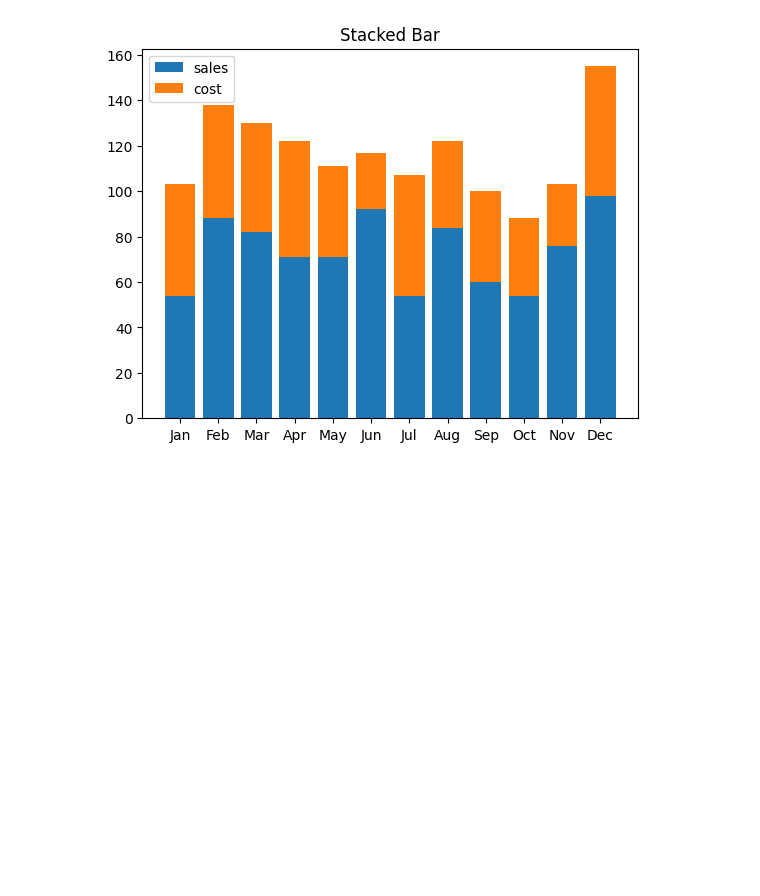
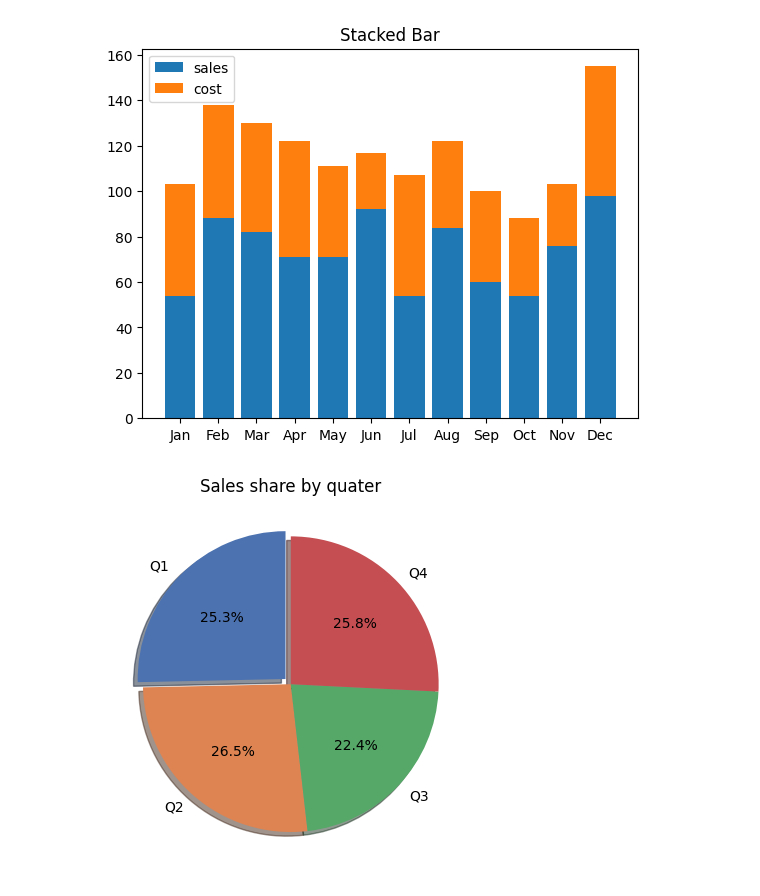
Before and after one commit to faridsimba87-cpu/CDAV, a Jupyter notebook: visualization.ipynb, the cells around one changed output. Cells and saved outputs as stored; diff of their text form; code cells hidden in the pictures; blank space fills up the shorter version.

```diff
--- a/visualization.ipynb
+++ b/visualization.ipynb
@@ -444,3 +444,20 @@ ax.legend()
 plt.show()
 # %% [output]
 [figure]
+# %%
+df["quater"] = "Q" + (np.arange(len(df)) // 3 + 1).astype(str)
+by_q = df.groupby("quater")["sales"].sum()
+colors = ["#4C72B0", "#DD8452", "#55A868", "#C44E52"]
+
+fig, ax = plt.subplots()
+ax.pie(by_q, labels=by_q.index,
+       colors=colors,
+       autopct="%.1f%%",
+       startangle=90,
+       explode=[0.05,0,0,0],
+       shadow=True)
+
+ax.set_title("Sales share by quater")
+plt.show()
+# %% [output]
+[figure, added]
```
